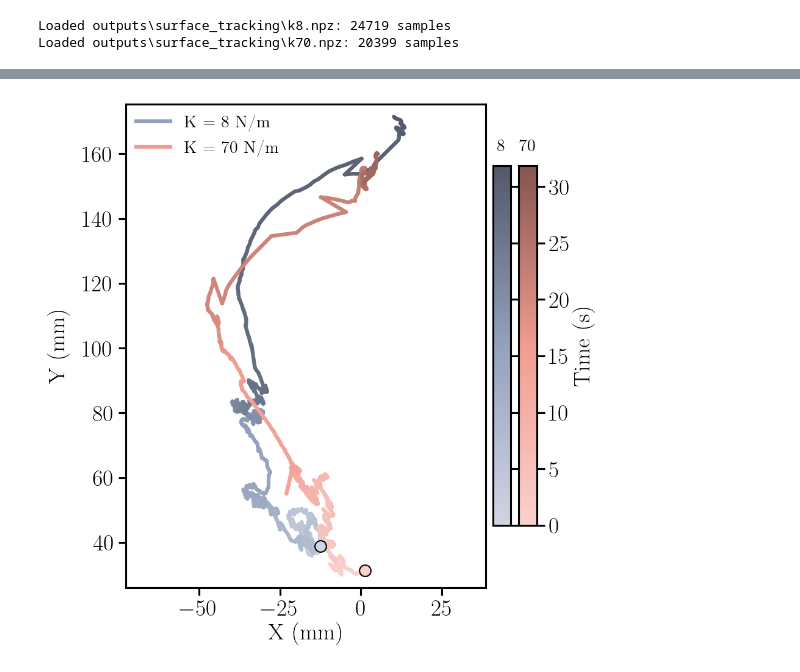
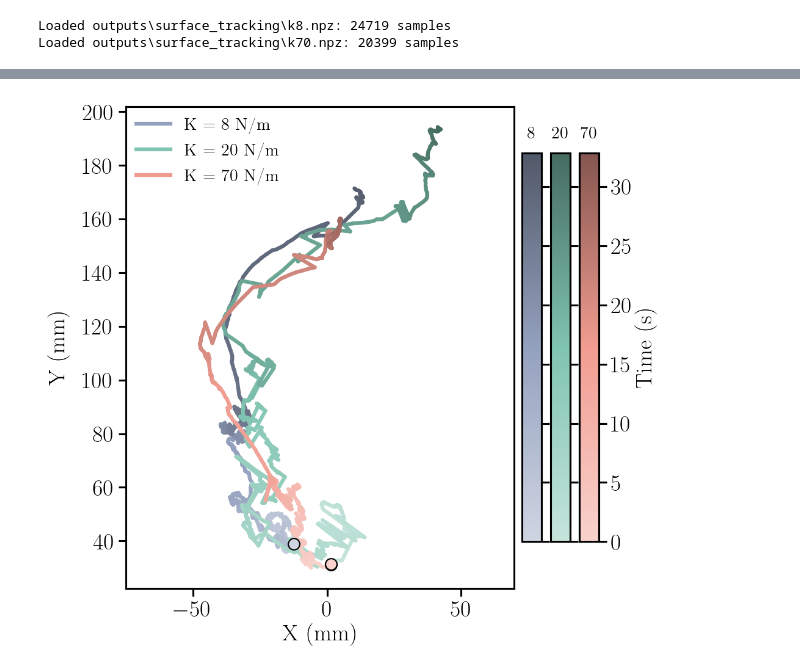
Before and after one commit to CREATE-Lab-EPFL/SoftVMC, a Jupyter notebook: ContactAndShaping/plot_surface_tracking.ipynb, the cells around one changed output, grey strips where cells are left out. Saved outputs shown, nothing was run; the diff lists cells and outputs as text; code cells hidden in the pictures.

```diff
--- a/ContactAndShaping/plot_surface_tracking.ipynb
+++ b/ContactAndShaping/plot_surface_tracking.ipynb
@@ -31,9 +37,6 @@ for k in k_values:
 Loaded outputs\surface_tracking\k8.npz: 24719 samples
 Loaded outputs\surface_tracking\k70.npz: 20399 samples
 # %%
-# Figure aspect ratio (width:height), as a ratio of two integers -- TUNE THIS.
-ASPECT_W, ASPECT_H = 13, 4.5
-
 YLABEL_PAD = 10  # pt -- TUNE THIS: space between 'Energy (J)' and the axis/tick numbers
 
 # Energy: total |tau . qdot| (mechanical work, in joules), soft vs stiff, over the first 45 s
@@ -59,9 +62,9 @@ for k in k_compare:
     energy_values[k] = energy
     print(f"k={k}: Energy (0-45s) = {energy:.2f} J")
 
-FIG_W = FIG_W_SINGLE * 1.3
-FIG_H = FIG_W * ASPECT_H / ASPECT_W
-fig, ax_energy = plt.subplots(figsize=(FIG_W, FIG_H), layout='constrained')
+# Same exported size as the X/Y tracking plots below (PANEL_W x PANEL_H, set
+# in the first cell).
+fig, ax_energy = plt.subplots(figsize=(PANEL_W, PANEL_H), layout='constrained')
 
 ax_energy.bar(range(len(k_compare)), [energy_values[k] for k in k_compare],
               color=colors_compare, alpha=0.85, edgecolor='black', linewidth=1.2)
@@ -70,13 +73,18 @@ ax_energy.set_xticklabels(value_labels)
 ax_energy.set_ylabel('Energy (J)', labelpad=YLABEL_PAD)
 ax_energy.grid(GRID, axis='y')
 
-# No per-bar value labels (numbers are printed above instead), but keep the
-# same headroom as before (*1.2, not the tighter *1.05) -- it's what put the
-# 0.5 gridline at the top, which read better.
-max_energy = max(energy_values.values())
-ax_energy.set_ylim(0, max_energy * 1.2)
+# No per-bar value labels (numbers are printed above instead). Fixed y range
+# and ticks -- TUNE THIS.
+ENERGY_YLIM   = (0, 0.5)
+ENERGY_YTICKS = np.arange(0, 0.5 + 1e-9, 0.1)
+ax_energy.set_ylim(*ENERGY_YLIM)
+ax_energy.set_yticks(ENERGY_YTICKS)
 
-fig.savefig(os.path.join('outputs', 'surface_tracking', 'energy_comparison.pdf'))
+# 'standard' = keep the full fixed figure size (the style's default 'tight'
+# crop would trim it to a slightly different size than the tracking plots).
+with plt.rc_context({'savefig.bbox': 'standard'}):
+    fig.savefig(os.path.join('outputs', 'surface_tracking', 'energy_comparison.pdf'))
+    fig.savefig(os.path.join('outputs', 'surface_tracking', 'energy_comparison.png'), dpi=300)
 plt.show()
 
 print(f"\nEnergy ratio (stiff/soft): {energy_values[70] / energy_values[8]:.2f}x")
@@ -236,7 +226,7 @@ from matplotlib.lines import Line2D
 
 # XY trajectory (corrected data): Y vs X for both stiffnesses, equal axis
 # scaling so the path shape isn't distorted. Colour encodes time: each run
-# keeps its usual hue (colors_compare, as in the plots above) and goes light
+# keeps its own hue (xy_colors) and goes light
 # (start) -> dark (end), on one shared time scale. Circle = start.
 XY_FIG_H     = 6.0   # inches -- TUNE THIS; width follows from the data's aspect ratio
 XY_LINEWIDTH = 3.0
@@ -251,49 +241,49 @@ def time_cmap(color):
         f'time_{color}', [c + (1 - c) * XY_LIGHT, c, c * (1 - XY_DARK)])
 
 
-xy_cmaps = {k: time_cmap(color) for k, color in zip(k_compare, colors_compare)}
+xy_cmaps = {k: time_cmap(xy_colors[k]) for k in k_xy}
 
-x_all = np.concatenate([track_cmp[k][1] for k in k_compare])
-y_all = np.concatenate([track_cmp[k][2] for k in k_compare])
+x_all = np.concatenate([track_cmp[k][1] for k in k_xy])
+y_all = np.concatenate([track_cmp[k][2] for k in k_xy])
 xy_aspect = (x_all.max() - x_all.min()) / (y_all.max() - y_all.min())
-norm = Normalize(vmin=0, vmax=max(track_cmp[k][0][-1] for k in k_compare))
+norm = Normalize(vmin=0, vmax=max(track_cmp[k][0][-1] for k in k_xy))
 
 fig, ax = plt.subplots(figsize=(XY_FIG_H * xy_aspect + 3.5, XY_FIG_H), layout='constrained')
 legend_handles = []
-for k, label in zip(k_compare, value_labels):
+for k in k_xy:
     t_k, x_k, y_k = track_cmp[k]
     cmap = xy_cmaps[k]
     pts  = np.column_stack([x_k, y_k]).reshape(-1, 1, 2)
     segs = np.concatenate([pts[:-1], pts[1:]], axis=1)
     lc = LineCollection(segs, cmap=cmap, norm=norm, linewidth=XY_LINEWIDTH,
                         capstyle='round', joinstyle='round', zorder=3)
     lc.set_array(0.5 * (t_k[:-1] + t_k[1:]))
     ax.add_collection(lc)
     ax.plot(x_k[0], y_k[0], 'o', color=cmap(0.0), markersize=9, markeredgecolor='black', zorder=4)
-    legend_handles.append(Line2D([], [], color=cmap(0.5), linewidth=XY_LINEWIDTH, label=label))
+    legend_handles.append(Line2D([], [], color=cmap(0.5), linewidth=XY_LINEWIDTH, label=xy_labels[k]))
 
 ax.autoscale_view()
 ax.set_aspect('equal', adjustable='datalim')
 ax.set_xlabel('X (mm)')
 ax.set_ylabel('Y (mm)', labelpad=YLABEL_PAD)
 ax.grid(GRID)
 ax.legend(handles=legend_handles, **XY_LEGEND_KW)
 
 # One colorbar per stiffness (same time scale), titled with its K. constrained
 # layout puts each new colorbar *between* the axes and the previous ones, so
 # they're added outermost-first; only the outermost carries tick numbers and
 # the 'Time (s)' label.
-for i, k in enumerate(reversed(k_compare)):
+for i, k in enumerate(reversed(k_xy)):
     sm = plt.cm.ScalarMappable(cmap=xy_cmaps[k], norm=norm)
     cbar = fig.colorbar(sm, ax=ax, fraction=0.05, pad=0.02)
     cbar.ax.set_title(f'{k}', fontsize=LEGEND_FONT_SIZE)
     if i == 0:
         cbar.set_label('Time (s)')
     else:
         cbar.ax.tick_params(labelright=False)
 
 fig.savefig(os.path.join('outputs', 'surface_tracking', 'k_compare_xy.pdf'))
 fig.savefig(os.path.join('outputs', 'surface_tracking', 'k_compare_xy.png'), dpi=300)
 plt.show()
 # %% [output]
-[figure, old version]
+[figure, new version]
```
Also changed, not shown: parts of 7 cells of this notebook, 13 other files.
